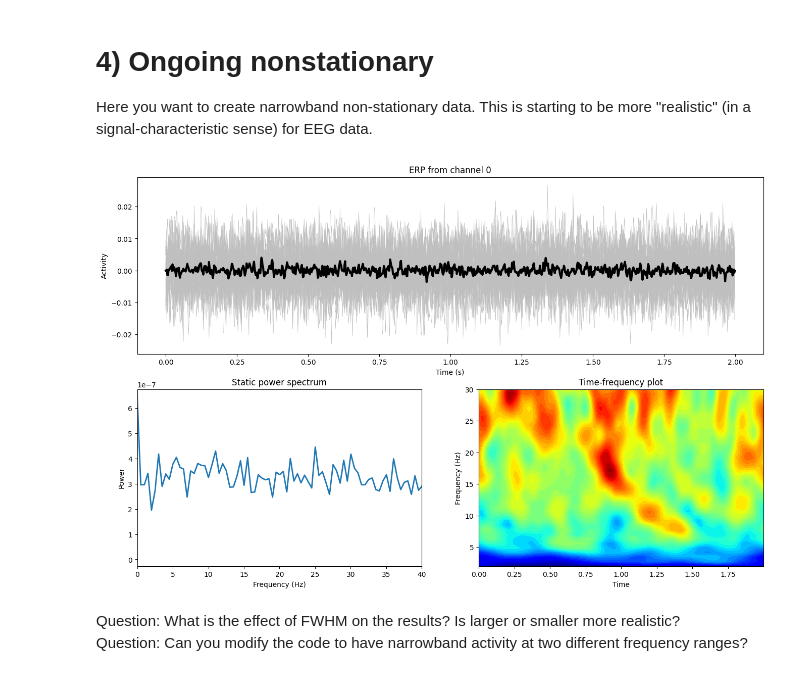
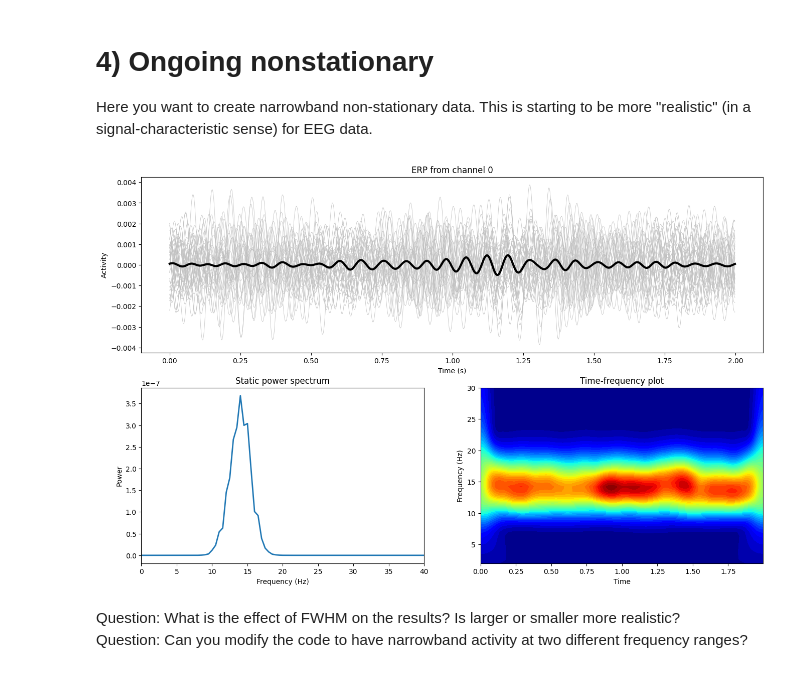
Before and after one commit to shabkr/Neural-Signal-Processing-Analysis, a Jupyter notebook: section_02/uANTS_simulate_problemset.ipynb, the cells around one changed output. Saved outputs shown, nothing was run; the diff lists cells and outputs as text; code cells hidden in the pictures.

```diff
--- a/section_02/uANTS_simulate_problemset.ipynb
+++ b/section_02/uANTS_simulate_problemset.ipynb
@@ -134,36 +134,37 @@ plot_simEEG(EEG,1,2)
 # %%
 # signal parameters in Hz
 peakfreq = 14
-fwhm     =  269
+fwhm      =  5
 
 # frequencies
 hz = np.linspace(0,EEG.srate,EEG.pnts)
 
 
 # create frequency-domain Gaussian
 s  = fwhm*(2*np.pi-1)/(4*np.pi) # normalized width
-x  = hz-peakfreq         # shifted frequencies
+x  = hz-peakfreq        # shifted frequencies
 fg = np.exp(-0.5*(x/s)**2)   # gaussian
+
 
 
 for chani in range(EEG.nbchan):
     for triali in range(EEG.trials):
 
         # As with previous simulations, don't worry if you don't understand the mechanisms;
         #   that will be clear tomorrow. Instead, you can plot each step to try to build intuition.
 
         # Fourier coefficients of random spectrum
         fc = np.random.rand(1,EEG.pnts) * np.exp(1j*2*np.pi*np.random.rand(1,EEG.pnts))
 
         # taper Fourier coefficients by the Gaussian
         fc = fc * fg
 
         # go back to time domain to get EEG data
         EEG.data[chani,:,triali] = np.real(np.fft.ifft(fc))
 
 plot_simEEG(EEG)
 # %% [output]
-[figure, old version]
+[figure, new version]
 # %% [markdown]
  Question: What is the effect of FWHM on the results? Is larger or smaller more realistic?<br>
  Question: Can you modify the code to have narrowband activity at two different frequency ranges?
```
Also changed, not shown: parts of 7 cells of this notebook.
